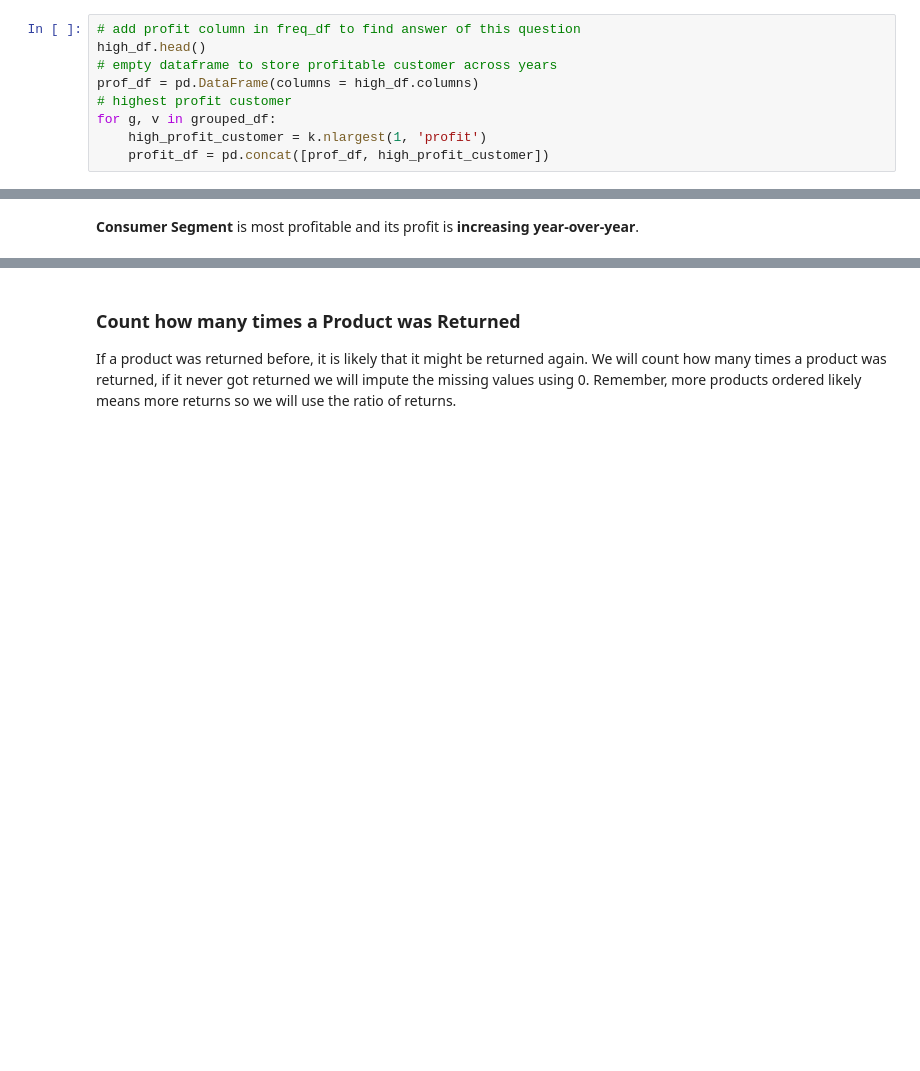
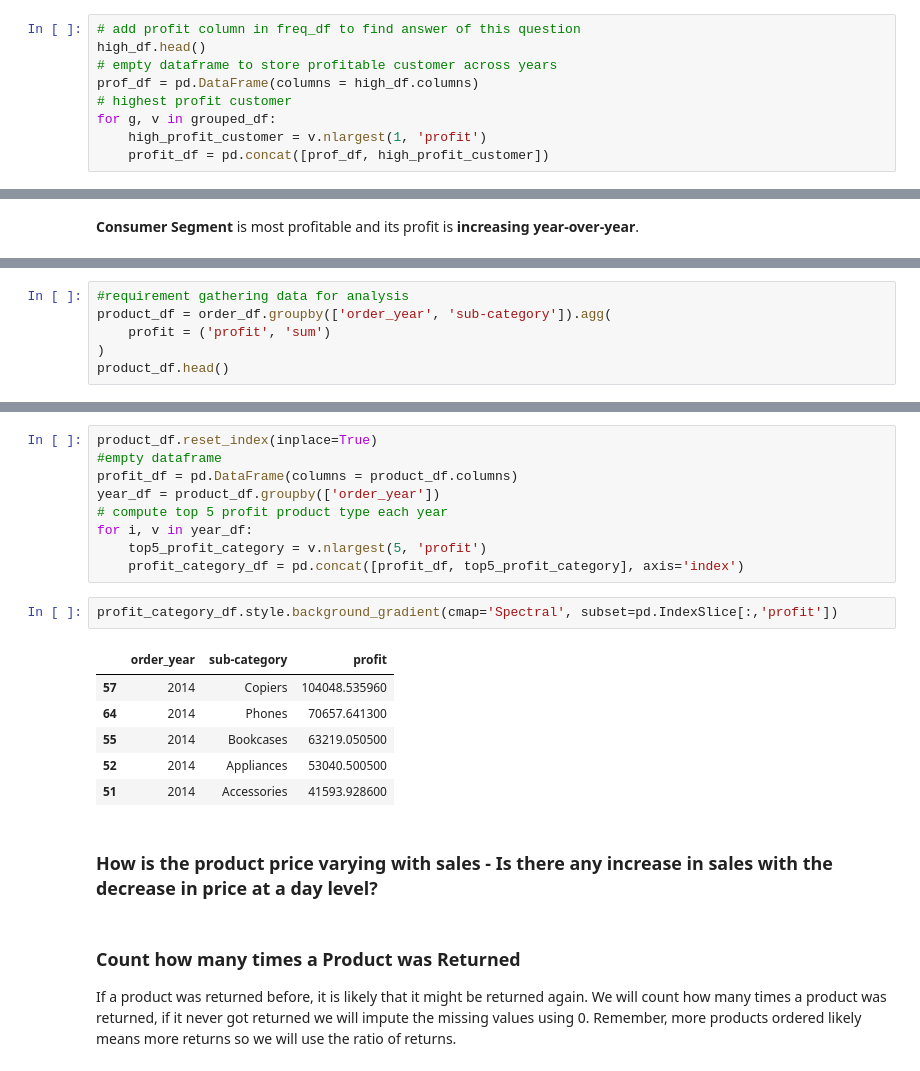
Before and after one commit to annugit1655/Global-Superstore-Project, a Jupyter notebook: notebooks/order-return-customer-product-analysis.ipynb, the cells around one changed output, grey strips where cells are left out. Saved outputs shown, nothing was run; the diff lists cells and outputs as text; blank space fills up the shorter version.

```diff
--- a/notebooks/order-return-customer-product-analysis.ipynb
+++ b/notebooks/order-return-customer-product-analysis.ipynb
@@ -448,7 +448,7 @@ high_df.head()
 prof_df = pd.DataFrame(columns = high_df.columns)
 # highest profit customer
 for g, v in grouped_df:
-    high_profit_customer = k.nlargest(1, 'profit')
+    high_profit_customer = v.nlargest(1, 'profit')
     profit_df = pd.concat([prof_df, high_profit_customer])
 # %%
 profit_df.style.applymap(lambda x: "background-color: orange; color: white", subset=['customer_name', 'profit'])
@@ -492,0 +573,6 @@ Product Analysis
+# %%
+#requirement gathering data for analysis
+product_df = order_df.groupby(['order_year', 'sub-category']).agg(
+    profit = ('profit', 'sum')
+)
+product_df.head()
@@ -493,3 +587,23 @@ Product Analysis
+# %%
+product_df.reset_index(inplace=True)
+#empty dataframe
+profit_df = pd.DataFrame(columns = product_df.columns)
+year_df = product_df.groupby(['order_year'])
+# compute top 5 profit product type each year
+for i, v in year_df:
+    top5_profit_category = v.nlargest(5, 'profit')
+    profit_category_df = pd.concat([profit_df, top5_profit_category], axis='index')
+# %%
+profit_category_df.style.background_gradient(cmap='Spectral', subset=pd.IndexSlice[:,'profit'])
+# %% [output]
+|  | order_year | sub-category | profit |
+| 57 | 2014 | Copiers | 104048.535960 |
+| 64 | 2014 | Phones | 70657.641300 |
+| 55 | 2014 | Bookcases | 63219.050500 |
+| 52 | 2014 | Appliances | 53040.500500 |
+| 51 | 2014 | Accessories | 41593.928600 |
+# %% [markdown]
+### **How is the product price varying with sales - Is there any increase in sales with the decrease in price at a day level?**
 # %% [markdown]
 ### **Count how many times a Product was Returned**
 
```
Also changed, not shown: parts of 10 cells of this notebook.
